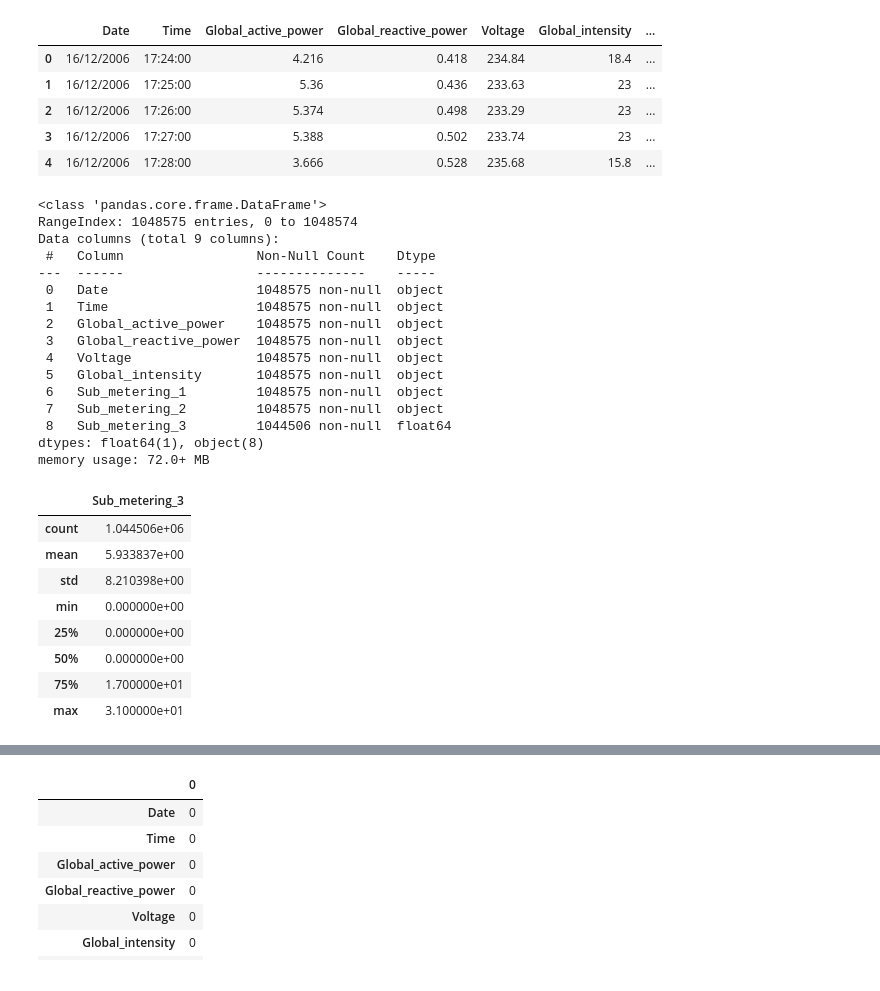
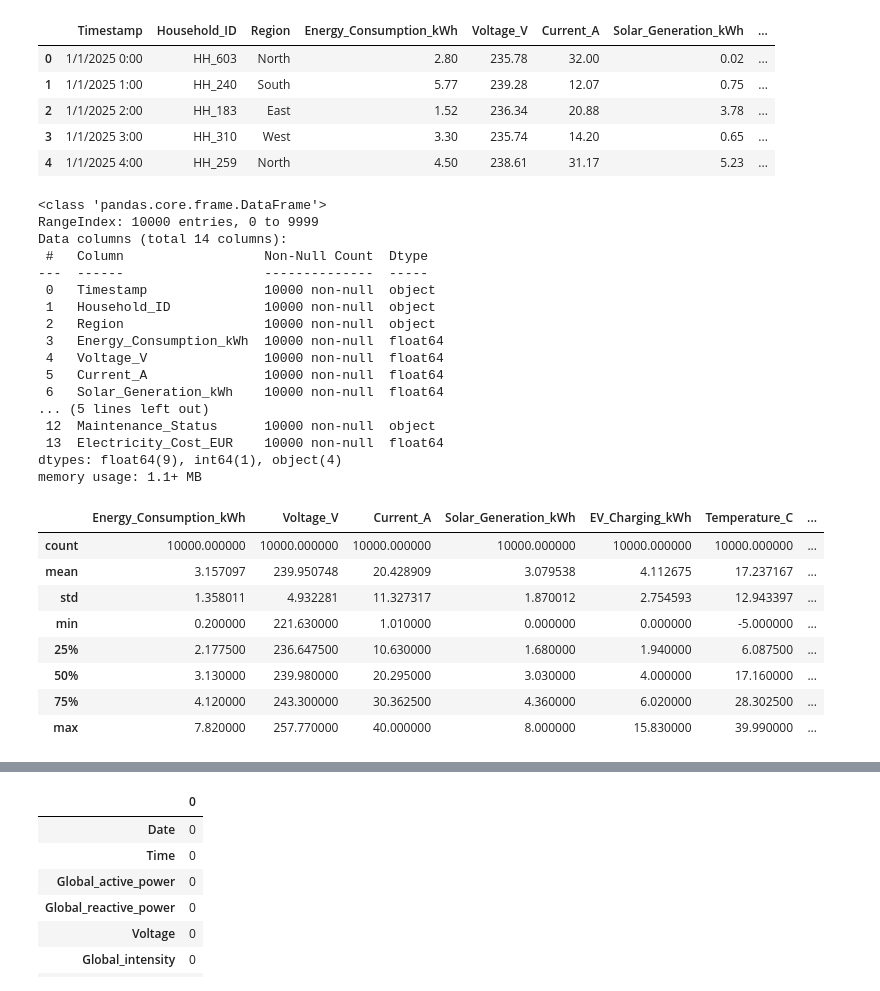
Before and after one commit to HitenKumar786/Cloud-Computing-Google-Cloud, a Jupyter notebook: MetroEnergy Solutions (MES) Analysis.ipynb, the cells around one changed output, grey strips where cells are left out. Drawn from its saved outputs; the diff is of its cells as text; code cells hidden in the pictures.

```diff
--- a/MetroEnergy Solutions (MES) Analysis.ipynb
+++ b/MetroEnergy Solutions (MES) Analysis.ipynb
@@ -13,45 +12,46 @@ from sklearn.metrics import mean_absolute_error
 # %%
-df = pd.read_csv("household_power_consumption.csv")
+df = pd.read_csv("/content/MES_Synthetic_Dataset.csv")
 
 df.head()
 # %% [output]
-|  | Date | Time | Global_active_power | Global_reactive_power | Voltage | Global_intensity | ... |
-| 0 | 16/12/2006 | 17:24:00 | 4.216 | 0.418 | 234.84 | 18.4 | ... |
-| 1 | 16/12/2006 | 17:25:00 | 5.36 | 0.436 | 233.63 | 23 | ... |
-| 2 | 16/12/2006 | 17:26:00 | 5.374 | 0.498 | 233.29 | 23 | ... |
-| 3 | 16/12/2006 | 17:27:00 | 5.388 | 0.502 | 233.74 | 23 | ... |
-| 4 | 16/12/2006 | 17:28:00 | 3.666 | 0.528 | 235.68 | 15.8 | ... |
+|  | Timestamp | Household_ID | Region | Energy_Consumption_kWh | Voltage_V | Current_A | Solar_Generation_kWh | ... |
+| 0 | 1/1/2025 0:00 | HH_603 | North | 2.80 | 235.78 | 32.00 | 0.02 | ... |
+| 1 | 1/1/2025 1:00 | HH_240 | South | 5.77 | 239.28 | 12.07 | 0.75 | ... |
+| 2 | 1/1/2025 2:00 | HH_183 | East | 1.52 | 236.34 | 20.88 | 3.78 | ... |
+| 3 | 1/1/2025 3:00 | HH_310 | West | 3.30 | 235.74 | 14.20 | 0.65 | ... |
+| 4 | 1/1/2025 4:00 | HH_259 | North | 4.50 | 238.61 | 31.17 | 5.23 | ... |
 # %%
 df.info()
 # %% [output]
 <class 'pandas.core.frame.DataFrame'>
-RangeIndex: 1048575 entries, 0 to 1048574
-Data columns (total 9 columns):
- #   Column                 Non-Null Count    Dtype
----  ------                 --------------    -----
- 0   Date                   1048575 non-null  object
- 1   Time                   1048575 non-null  object
- 2   Global_active_power    1048575 non-null  object
- 3   Global_reactive_power  1048575 non-null  object
- 4   Voltage                1048575 non-null  object
- 5   Global_intensity       1048575 non-null  object
- 6   Sub_metering_1         1048575 non-null  object
- 7   Sub_metering_2         1048575 non-null  object
- 8   Sub_metering_3         1044506 non-null  float64
-dtypes: float64(1), object(8)
-memory usage: 72.0+ MB
+RangeIndex: 10000 entries, 0 to 9999
+Data columns (total 14 columns):
+ #   Column                  Non-Null Count  Dtype
+---  ------                  --------------  -----
+ 0   Timestamp               10000 non-null  object
+ 1   Household_ID            10000 non-null  object
+ 2   Region                  10000 non-null  object
+ 3   Energy_Consumption_kWh  10000 non-null  float64
+ 4   Voltage_V               10000 non-null  float64
+ 5   Current_A               10000 non-null  float64
+ 6   Solar_Generation_kWh    10000 non-null  float64
+... (5 lines left out)
+ 12  Maintenance_Status      10000 non-null  object
+ 13  Electricity_Cost_EUR    10000 non-null  float64
+dtypes: float64(9), int64(1), object(4)
+memory usage: 1.1+ MB
 # %%
 df.describe()
 # %% [output]
-|  | Sub_metering_3 |
-| count | 1.044506e+06 |
-| mean | 5.933837e+00 |
-| std | 8.210398e+00 |
-| min | 0.000000e+00 |
-| 25% | 0.000000e+00 |
-| 50% | 0.000000e+00 |
-| 75% | 1.700000e+01 |
-| max | 3.100000e+01 |
+|  | Energy_Consumption_kWh | Voltage_V | Current_A | Solar_Generation_kWh | EV_Charging_kWh | Temperature_C | ... |
+| count | 10000.000000 | 10000.000000 | 10000.000000 | 10000.000000 | 10000.000000 | 10000.000000 | ... |
+| mean | 3.157097 | 239.950748 | 20.428909 | 3.079538 | 4.112675 | 17.237167 | ... |
+| std | 1.358011 | 4.932281 | 11.327317 | 1.870012 | 2.754593 | 12.943397 | ... |
+| min | 0.200000 | 221.630000 | 1.010000 | 0.000000 | 0.000000 | -5.000000 | ... |
+| 25% | 2.177500 | 236.647500 | 10.630000 | 1.680000 | 1.940000 | 6.087500 | ... |
+| 50% | 3.130000 | 239.980000 | 20.295000 | 3.030000 | 4.000000 | 17.160000 | ... |
+| 75% | 4.120000 | 243.300000 | 30.362500 | 4.360000 | 6.020000 | 28.302500 | ... |
+| max | 7.820000 | 257.770000 | 40.000000 | 8.000000 | 15.830000 | 39.990000 | ... |
 # %%
 df.isnull().sum()
 # %% [output]
```
Also changed, not shown: parts of 25 cells of this notebook.
